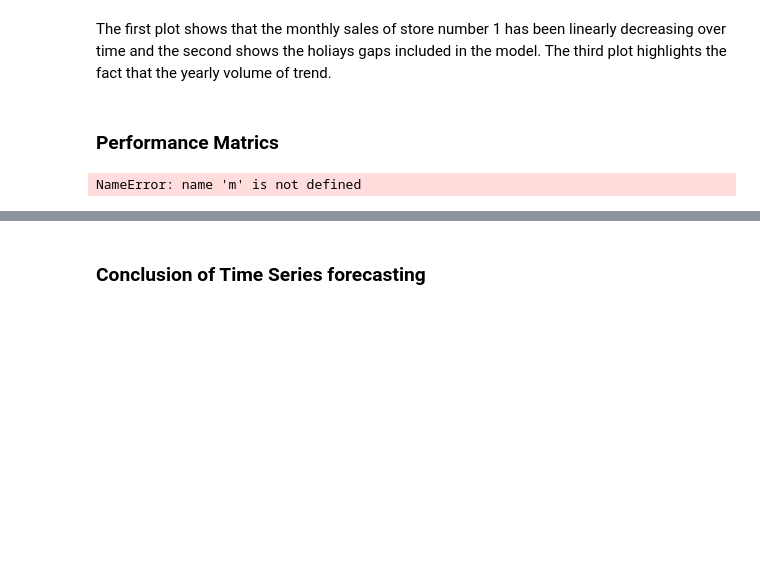
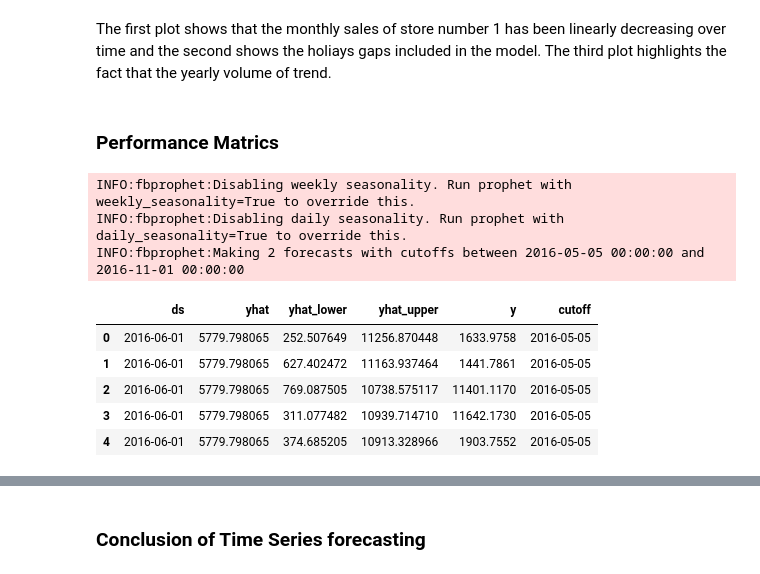
Before and after one commit to robin521111/data-sci, a Jupyter notebook: SONY Store_Sales.ipynb, the cells around one changed output, grey strips where cells are left out. Drawn from its saved outputs; the diff is of its cells as text; code cells hidden in the pictures; blank space fills up the shorter version.

```diff
--- a/SONY Store_Sales.ipynb
+++ b/SONY Store_Sales.ipynb
@@ -605,9 +605,20 @@ The first plot shows that the monthly sales of store number 1 has been linearly
 # %%
 from fbprophet.diagnostics import performance_metrics
 from fbprophet.diagnostics import cross_validation
+m = Prophet(seasonality_mode='multiplicative').fit(sales)
 df_cv = cross_validation(m, initial='730 days', period='180 days', horizon = '365 days')
 df_cv.head()
+
+
 # train = performance_metrics(train)
 # train.head()
 # %% [output]
-NameError: name 'm' is not defined
+INFO:fbprophet:Disabling weekly seasonality. Run prophet with weekly_seasonality=True to override this.
+INFO:fbprophet:Disabling daily seasonality. Run prophet with daily_seasonality=True to override this.
+INFO:fbprophet:Making 2 forecasts with cutoffs between 2016-05-05 00:00:00 and 2016-11-01 00:00:00
+|  | ds | yhat | yhat_lower | yhat_upper | y | cutoff |
+| 0 | 2016-06-01 | 5779.798065 | 252.507649 | 11256.870448 | 1633.9758 | 2016-05-05 |
+| 1 | 2016-06-01 | 5779.798065 | 627.402472 | 11163.937464 | 1441.7861 | 2016-05-05 |
+| 2 | 2016-06-01 | 5779.798065 | 769.087505 | 10738.575117 | 11401.1170 | 2016-05-05 |
+| 3 | 2016-06-01 | 5779.798065 | 311.077482 | 10939.714710 | 11642.1730 | 2016-05-05 |
+| 4 | 2016-06-01 | 5779.798065 | 374.685205 | 10913.328966 | 1903.7552 | 2016-05-05 |
```
Also changed, not shown: parts of 6 cells of this notebook.
